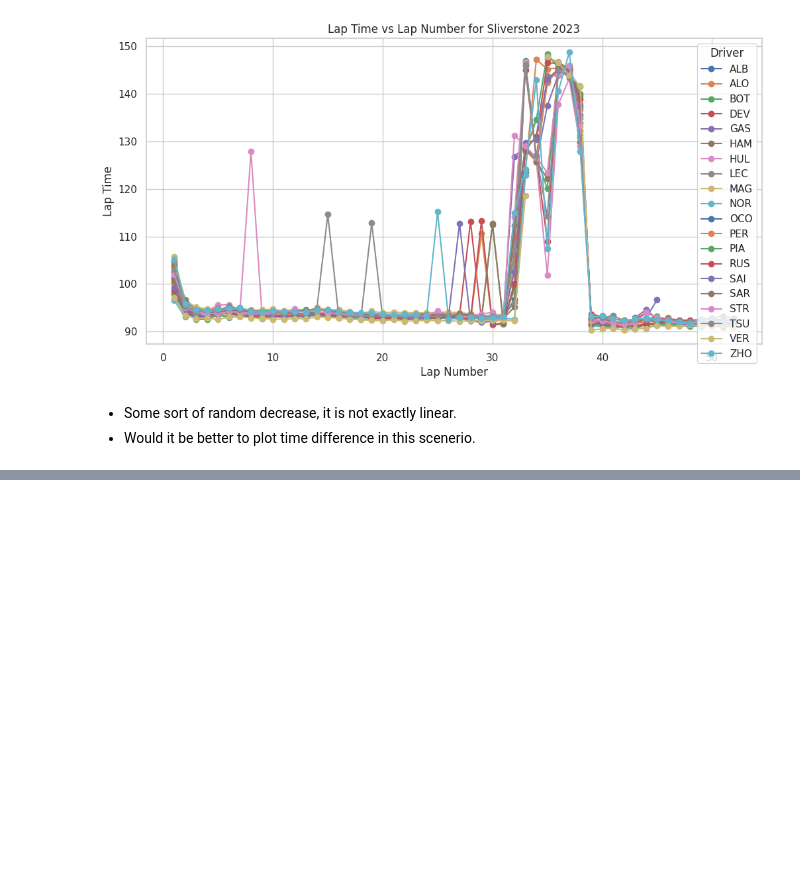
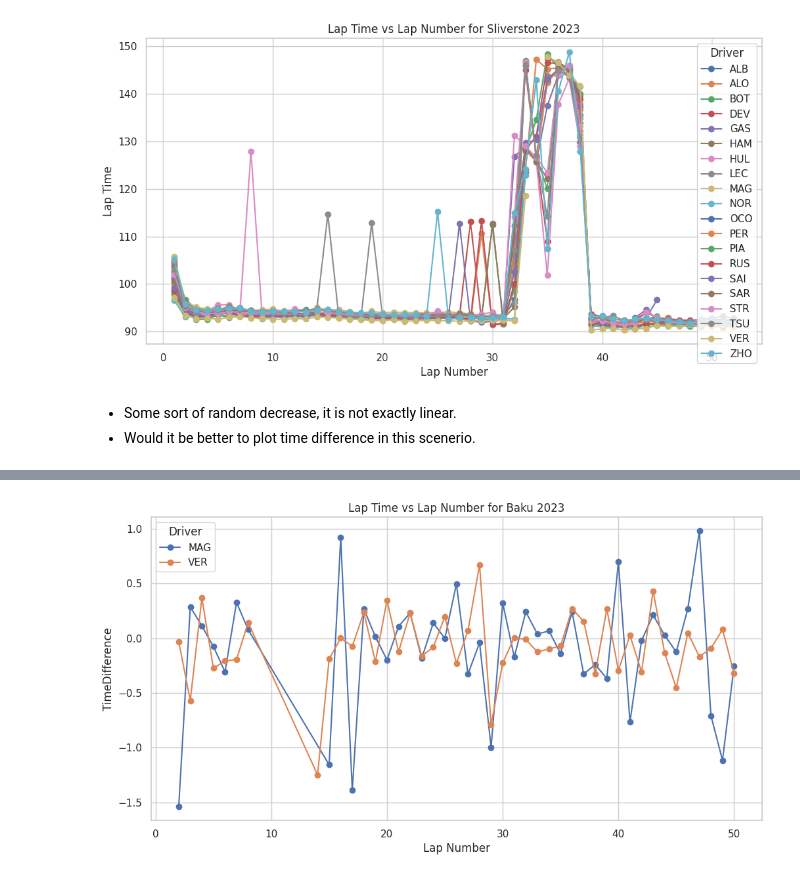
Before and after one commit to mistryvivek/AutoF1-RNN-Race-Simulator, a Jupyter notebook: Lit_Review_Data_Analysis.ipynb, the cells around one changed output, grey strips where cells are left out. Cells and saved outputs as stored; diff of their text form; code cells hidden in the pictures; blank space fills up the shorter version.

```diff
--- a/Lit_Review_Data_Analysis.ipynb
+++ b/Lit_Review_Data_Analysis.ipynb
@@ -537,0 +595,23 @@ plt.show()
+# %%
+baku2023TimeDifferenceSubOne = baku2023TimeDifference[(baku2023TimeDifference['TimeDifference'] < 2) & (baku2023TimeDifference['TimeDifference'] > -2)]
+sliverstone2023TimeDifferenceSubOne = sliverstone2023TimeDifference[(sliverstone2023TimeDifference['TimeDifference'] < 2) & (sliverstone2023TimeDifference['TimeDifference'] > -2)]
+# %%
+# Start plotting
+plt.figure(figsize=(12, 6))
+
+# Group by 'Driver' and plot each driver's lap times against lap numbers
+for driver, group_data in baku2023TimeDifferenceSubOne.groupby('Driver'):
+  if driver == 'MAG' or driver == 'VER':
+    plt.plot(group_data['LapNumber'], group_data['TimeDifference'], label=driver, marker='o')
+
+# Adding labels and title
+plt.xlabel('Lap Number')
+plt.ylabel('TimeDifference')
+plt.title('Lap Time vs Lap Number for Baku 2023')
+plt.legend(title='Driver')
+plt.grid(True)
+
+# Show plot
+plt.show()
+# %% [output]
+[figure, added]
```
Also changed, not shown: parts of 12 cells of this notebook.
